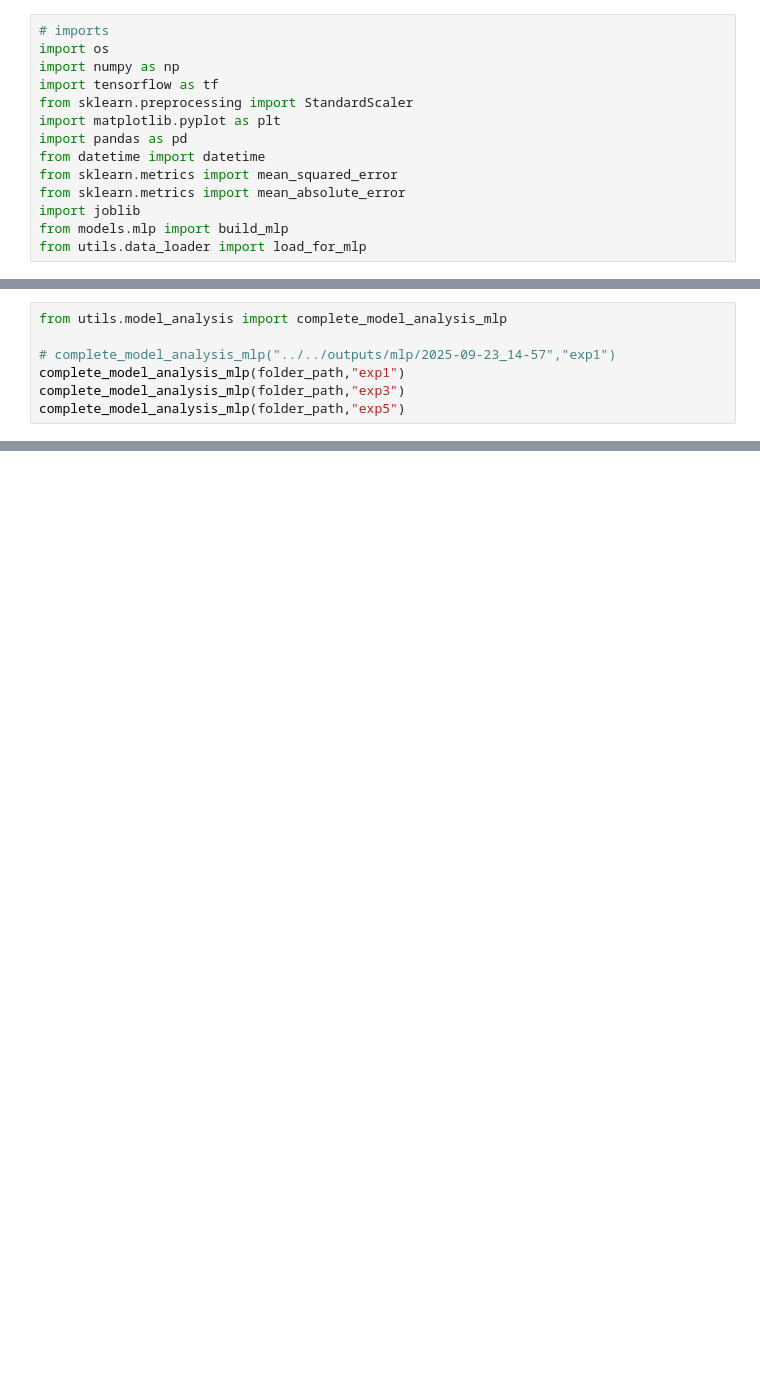
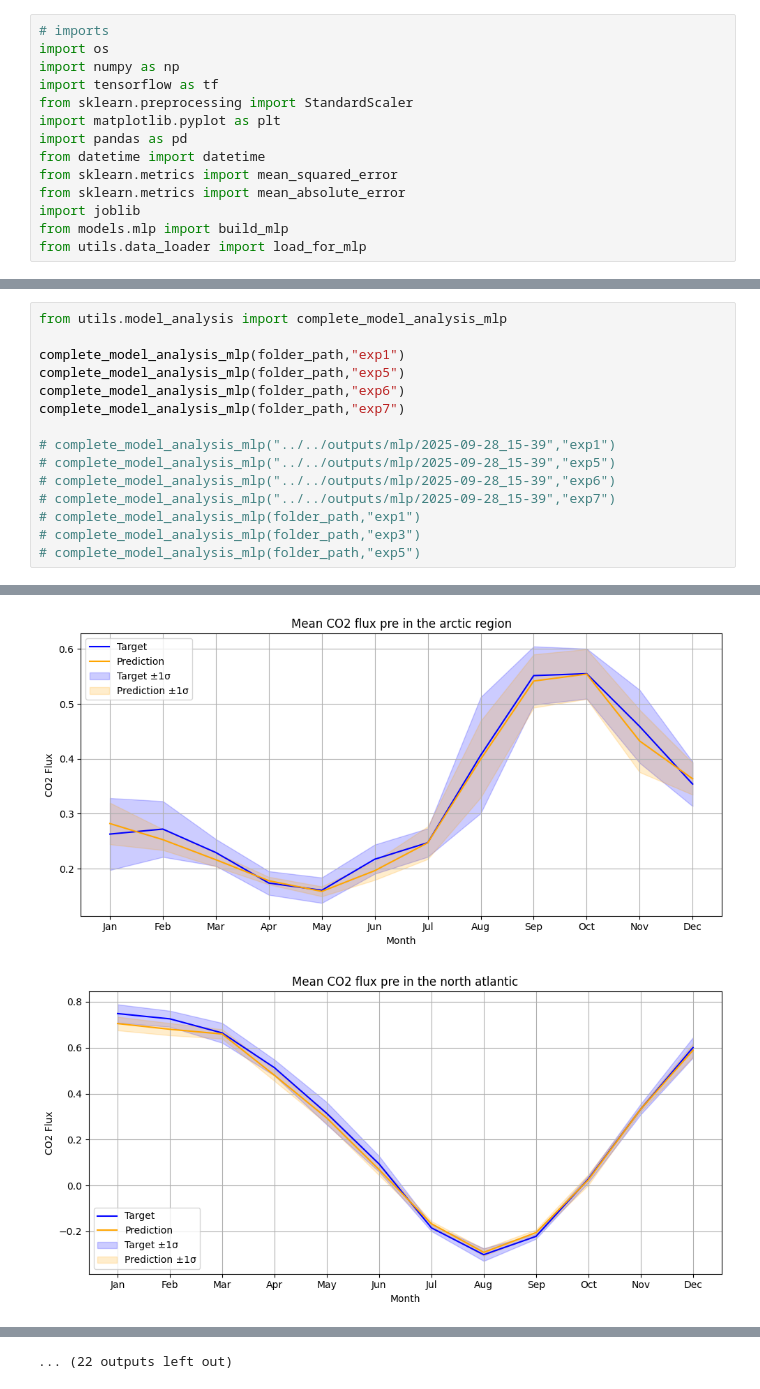
Before and after one commit to jakobmeggendorfer/co2-flux-reconstruction, a Jupyter notebook: notebooks/training/train_mlp.ipynb, the cells around one changed output, grey strips where cells are left out. Drawn from its saved outputs; the diff is of its cells as text; blank space fills up the shorter version.

```diff
--- a/notebooks/training/train_mlp.ipynb
+++ b/notebooks/training/train_mlp.ipynb
@@ -110,8 +141,16 @@ Mean Absolute Error: 0.785
 # %%
 from utils.model_analysis import complete_model_analysis_mlp
 
-# complete_model_analysis_mlp("../../outputs/mlp/2025-09-23_14-57","exp1")
 complete_model_analysis_mlp(folder_path,"exp1")
-complete_model_analysis_mlp(folder_path,"exp3")
 complete_model_analysis_mlp(folder_path,"exp5")
+complete_model_analysis_mlp(folder_path,"exp6")
+complete_model_analysis_mlp(folder_path,"exp7")
+
+# complete_model_analysis_mlp("../../outputs/mlp/2025-09-28_15-39","exp1")
+# complete_model_analysis_mlp("../../outputs/mlp/2025-09-28_15-39","exp5")
+# complete_model_analysis_mlp("../../outputs/mlp/2025-09-28_15-39","exp6")
+# complete_model_analysis_mlp("../../outputs/mlp/2025-09-28_15-39","exp7")
+# complete_model_analysis_mlp(folder_path,"exp1")
+# complete_model_analysis_mlp(folder_path,"exp3")
+# complete_model_analysis_mlp(folder_path,"exp5")
 # %% [output]
@@ -118,0 +161,2 @@ ValueError: File not found: filepath=../../outputs/mlp/2025-09-23_14-57/model.ke
+[figure, added]
+[figure, added]
@@ -118,0 +171 @@ ValueError: File not found: filepath=../../outputs/mlp/2025-09-23_14-57/model.ke
+... (22 outputs left out)
```
Also changed, not shown: parts of 6 cells of this notebook, 10 other files.
